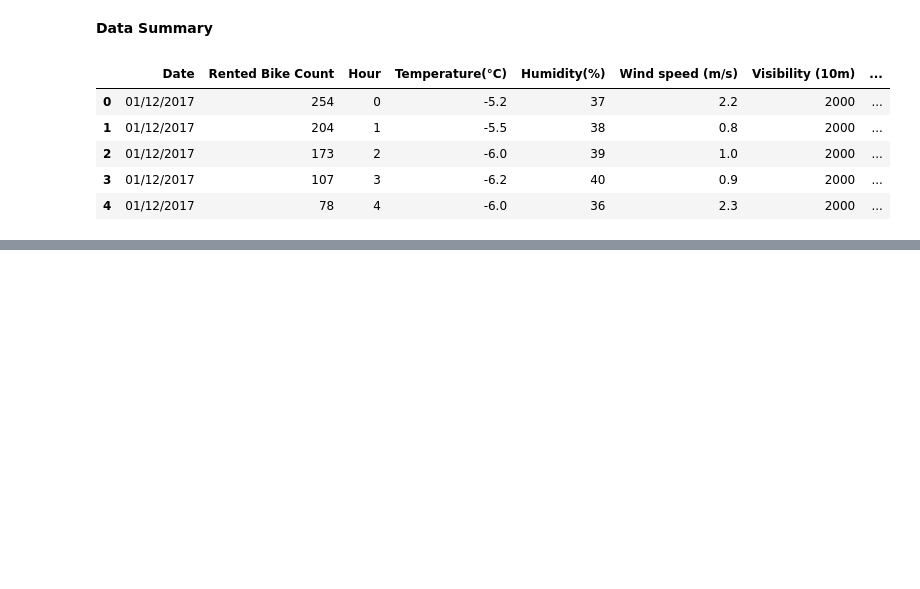
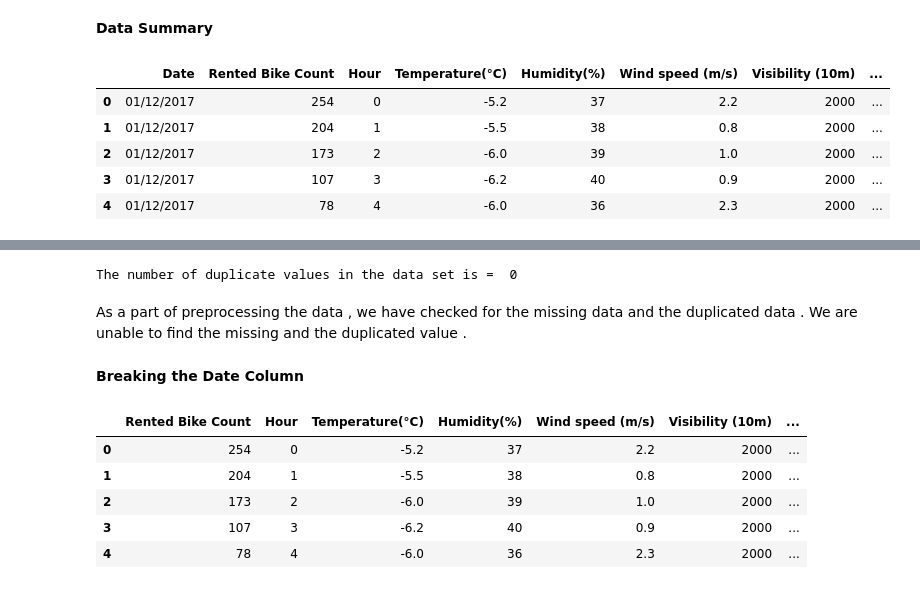
Before and after one commit to mrjupitercairo/BikeSharing, a Jupyter notebook: Capstone_Project.ipynb, the cells around one changed output, grey strips where cells are left out. Drawn from its saved outputs; the diff is of its cells as text; code cells hidden in the pictures; blank space fills up the shorter version.

```diff
--- a/Capstone_Project.ipynb
+++ b/Capstone_Project.ipynb
@@ -109,0 +188,25 @@ bike_df.tail()
+# %%
+value=len(bike_df[bike_df.duplicated()])
+print("The number of duplicate values in the data set is = ",value)
+# %% [output]
+The number of duplicate values in the data set is =  0
+# %% [markdown]
+As a part of preprocessing the data , we have checked for the missing data and the duplicated data . We are unable to find the missing and the duplicated value .
+# %% [markdown]
+**Breaking the Date Column**
+# %%
+bike_df['year'] = bike_df['Date'].dt.year
+bike_df['month'] = bike_df['Date'].dt.month
+bike_df['day'] = bike_df['Date'].dt.day_name()
+# %%
+bike_df['weekdays_weekend']=bike_df['day'].apply(lambda x : 1 if x=='Saturday' or x=='Sunday' else 0 )
+bike_df=bike_df.drop(columns=['Date','day','year'],axis=1)
+# %%
+bike_df.head()
+# %% [output]
+|  | Rented Bike Count | Hour | Temperature(°C) | Humidity(%) | Wind speed (m/s) | Visibility (10m) | ... |
+| 0 | 254 | 0 | -5.2 | 37 | 2.2 | 2000 | ... |
+| 1 | 204 | 1 | -5.5 | 38 | 0.8 | 2000 | ... |
+| 2 | 173 | 2 | -6.0 | 39 | 1.0 | 2000 | ... |
+| 3 | 107 | 3 | -6.2 | 40 | 0.9 | 2000 | ... |
+| 4 | 78 | 4 | -6.0 | 36 | 2.3 | 2000 | ... |
```
Also changed, not shown: parts of 11 cells of this notebook.
